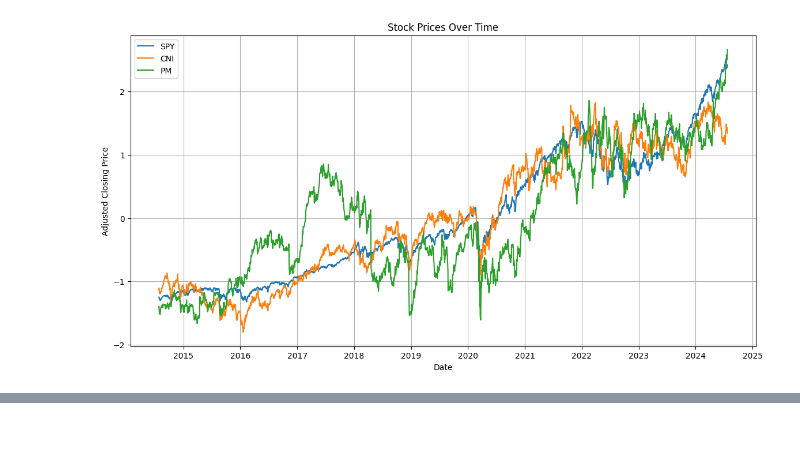
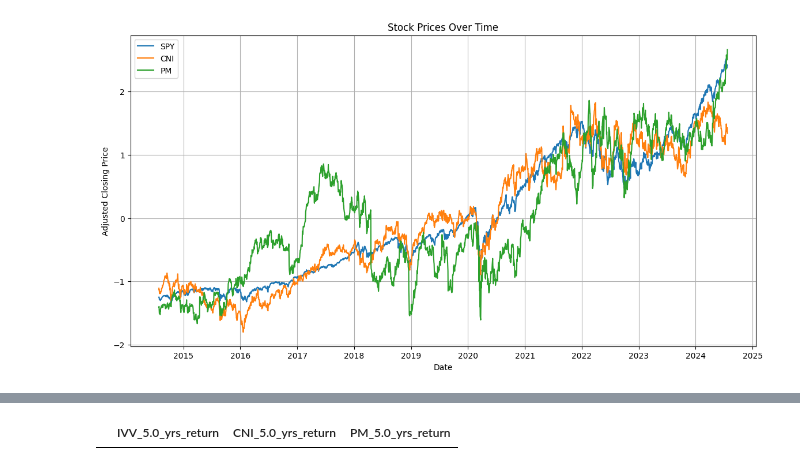
Before and after one commit to tangj310/Inv_equity, a Jupyter notebook: STOCK_COMPARISON.ipynb, the cells around one changed output, grey strips where cells are left out. Drawn from its saved outputs; the diff is of its cells as text; code cells hidden in the pictures; blank space fills up the shorter version.

```diff
--- a/STOCK_COMPARISON.ipynb
+++ b/STOCK_COMPARISON.ipynb
@@ -110,13 +110,15 @@ alpha_vantage_api_key = API_KEY # FREE TIER API rate limit is 25 requests per da
 ticker_symbols = [
 
     'IVV'
-    # ,'CNI'
-    # ,'PM'
+    ,'CNI'
+    ,'PM'
 ]
 
 window_days = 365*5
 start_date = datetime.today()
 end_date = start_date - timedelta(days=window_days)
+
+stock_comparison_consolidate_df = pd.DataFrame()
 # %%
 
 for symbol in ticker_symbols:
@@ -187,11 +189,18 @@ for symbol in ticker_symbols:
                                                     ]
     # Calculate the return %
     # return including dividend = (current_price - initial_price + total_dividend_during_period) / initial_price
-    stock_return = (
+    stock_return = round(
         (
-        Daily_stock_df_filter_timewindow[f'{symbol}'][0]
-        - Daily_stock_df_filter_timewindow[f'{symbol}'][-1]
-        + stock_dividend_df_filter_timewindow[f'{symbol}_div_amount'].sum()
+            (
+                Daily_stock_df_filter_timewindow[f'{symbol}'][0]
+                - Daily_stock_df_filter_timewindow[f'{symbol}'][-1]
+                + stock_dividend_df_filter_timewindow[f'{symbol}_div_amount'].sum()
+            )
+            / Daily_stock_df_filter_timewindow[f'{symbol}'][-1]
         )
-        / Daily_stock_df_filter_timewindow[f'{symbol}'][-1]
+    ,4
     )
+
+
+
+    stock_comparison_consolidate_df[f'{symbol}_{window_days/365}_yrs_return'] = stock_return
@@ -235,0 +207,4 @@ stock_dividend_df[(pd.to_datetime(stock_dividend_df[f'{symbol}_div_date']) >= en
+# %%
+stock_comparison_consolidate_df
+# %% [output]
+|  | IVV_5.0_yrs_return | CNI_5.0_yrs_return | PM_5.0_yrs_return |
```
Also changed, not shown: parts of 5 cells of this notebook.
